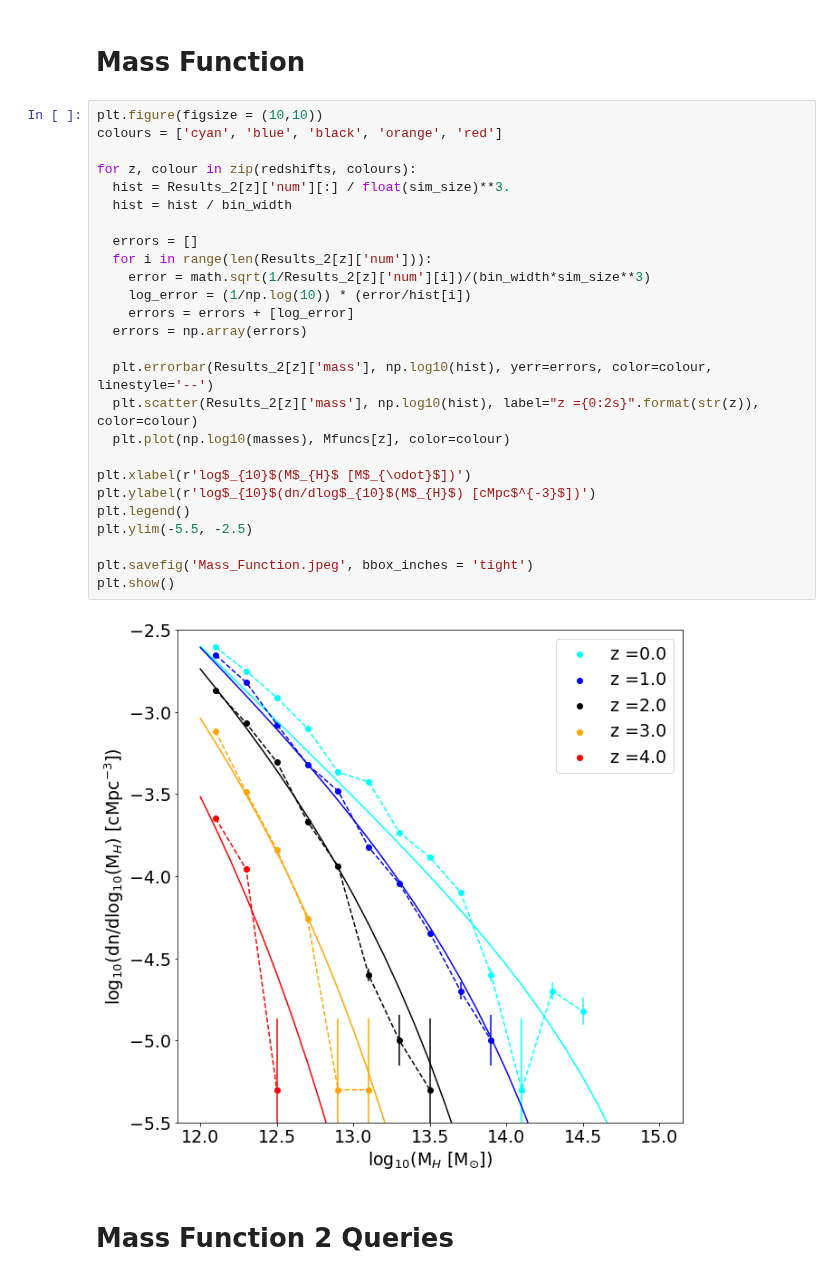
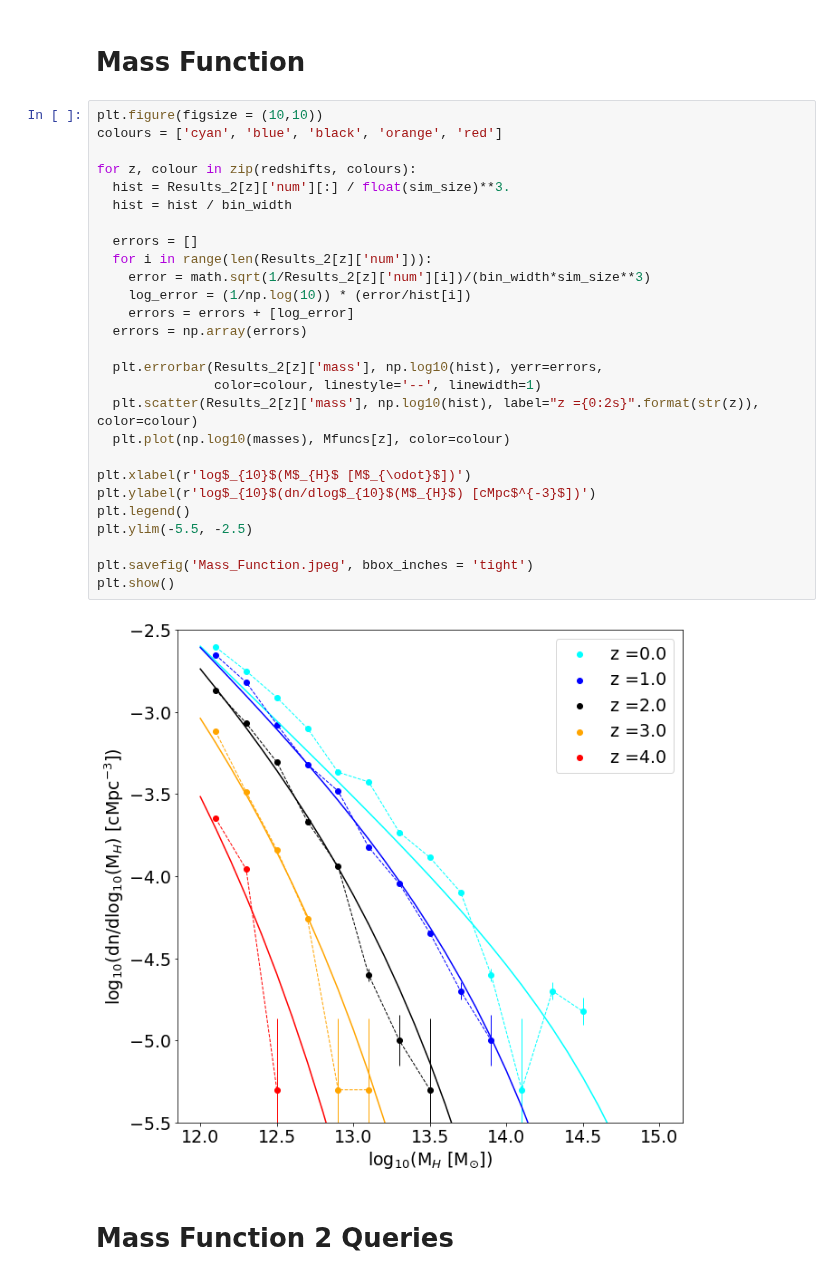
Before and after one commit to xvh422/L4-Project, a Jupyter notebook: J_Carter_Code.ipynb, the cells around one changed output. Cells and saved outputs as stored; diff of their text form.

```diff
--- a/J_Carter_Code.ipynb
+++ b/J_Carter_Code.ipynb
@@ -848,31 +848,32 @@ Results = sql.execute_query(con, Query)
 # %%
 plt.figure(figsize = (10,10))
 colours = ['cyan', 'blue', 'black', 'orange', 'red']
 
 for z, colour in zip(redshifts, colours):
   hist = Results_2[z]['num'][:] / float(sim_size)**3.
   hist = hist / bin_width
 
   errors = []
   for i in range(len(Results_2[z]['num'])):
     error = math.sqrt(1/Results_2[z]['num'][i])/(bin_width*sim_size**3)
     log_error = (1/np.log(10)) * (error/hist[i])
     errors = errors + [log_error]
   errors = np.array(errors)
 
-  plt.errorbar(Results_2[z]['mass'], np.log10(hist), yerr=errors, color=colour, linestyle='--')
+  plt.errorbar(Results_2[z]['mass'], np.log10(hist), yerr=errors,
+               color=colour, linestyle='--', linewidth=1)
   plt.scatter(Results_2[z]['mass'], np.log10(hist), label="z ={0:2s}".format(str(z)), color=colour)
   plt.plot(np.log10(masses), Mfuncs[z], color=colour)
 
 plt.xlabel(r'log$_{10}$(M$_{H}$ [M$_{\odot}$])')
 plt.ylabel(r'log$_{10}$(dn/dlog$_{10}$(M$_{H}$) [cMpc$^{-3}$])')
 plt.legend()
 plt.ylim(-5.5, -2.5)
 
 plt.savefig('Mass_Function.jpeg', bbox_inches = 'tight')
 plt.show()
 # %% [output]
-[figure, old version]
+[figure, new version]
 # %% [markdown]
 # Mass Function 2 Queries
 # %%
```
Also changed, not shown: parts of 3 cells of this notebook.
